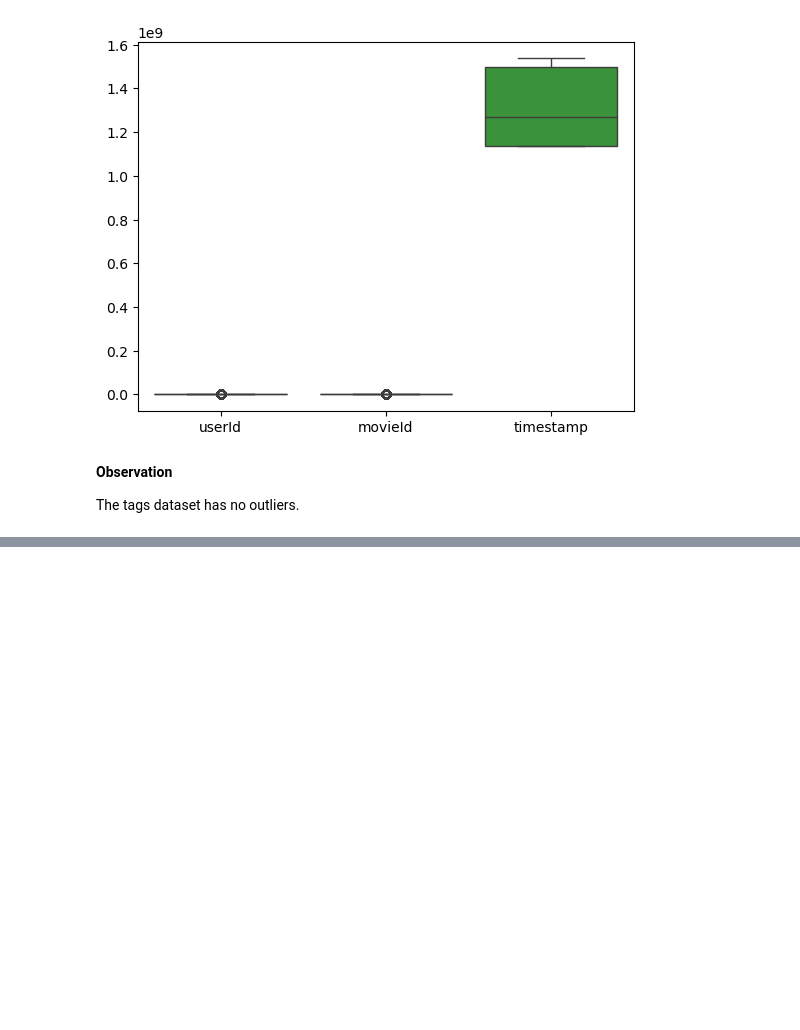
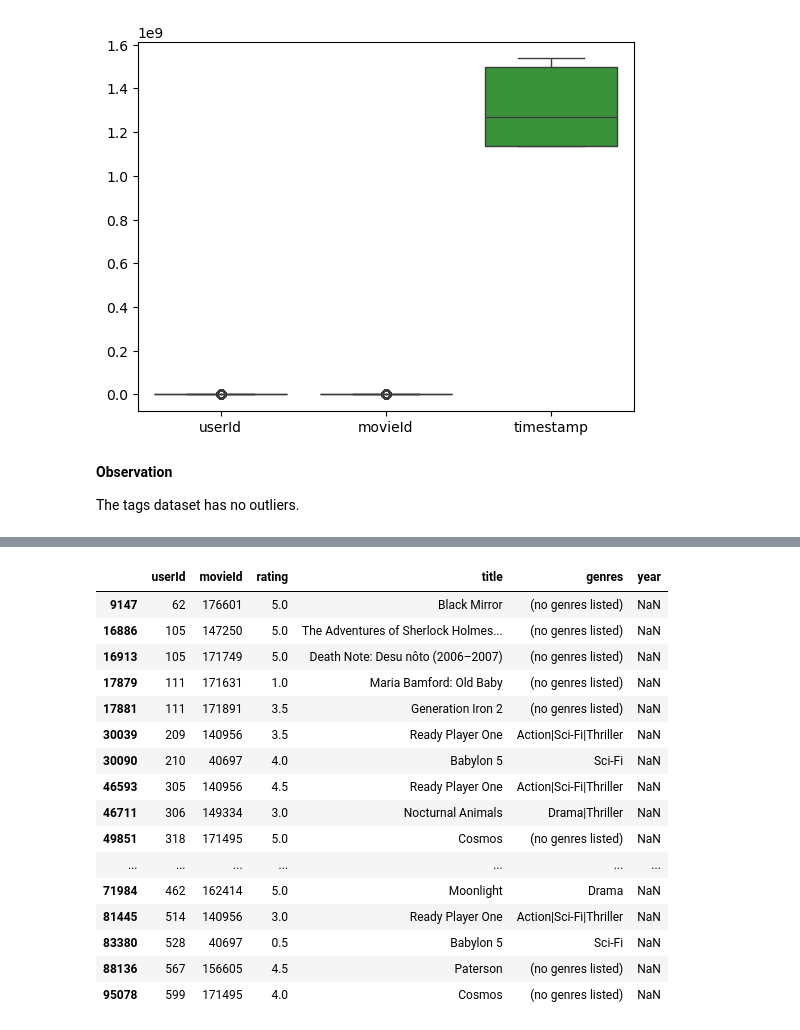
Before and after one commit to M-Nesphory/Movie_Recommendation_System, a Jupyter notebook: recommender_notebook.ipynb, the cells around one changed output, grey strips where cells are left out. Drawn from its saved outputs; the diff is of its cells as text; code cells hidden in the pictures; blank space fills up the shorter version.

```diff
--- a/recommender_notebook.ipynb
+++ b/recommender_notebook.ipynb
@@ -493,0 +498,5 @@ The tags dataset has no outliers.
+# %%
+# Merging the datasets to have one large dataset
+links_movies = pd.merge(links_df, movies_df, how="left", on="movieId")
+final_df = pd.merge(ratings_df, links_movies, how = "left", on = "movieId")
+final_df
@@ -493,0 +519,4 @@ The tags dataset has no outliers.
+# %%
+# Dropping unnecessary columns
+final_df = final_df.drop(columns = ["timestamp", "imdbId", "tmdbId"], axis = 1)
+final_df
@@ -493,0 +541,9 @@ The tags dataset has no outliers.
+# %%
+# Extracting the year from title
+final_df["year"] = final_df["title"].str.extract(r'\((\d{4})\)')
+
+# Removing the year from title column
+final_df['title'] = final_df['title'].str.replace(r'\s*\(\d{4,}\)', '', regex=True).str.strip()
+
+# Checking if creating the new column created null values
+final_df.isna().sum()
@@ -493,0 +558,21 @@ The tags dataset has no outliers.
+# %%
+# Viewing which rows have not been assigned a year
+final_df[final_df["year"].isna()]
+# %% [output]
+|  | userId | movieId | rating | title | genres | year |
+| 9147 | 62 | 176601 | 5.0 | Black Mirror | (no genres listed) | NaN |
+| 16886 | 105 | 147250 | 5.0 | The Adventures of Sherlock Holmes... | (no genres listed) | NaN |
+| 16913 | 105 | 171749 | 5.0 | Death Note: Desu nôto (2006–2007) | (no genres listed) | NaN |
+| 17879 | 111 | 171631 | 1.0 | Maria Bamford: Old Baby | (no genres listed) | NaN |
+| 17881 | 111 | 171891 | 3.5 | Generation Iron 2 | (no genres listed) | NaN |
+| 30039 | 209 | 140956 | 3.5 | Ready Player One | Action|Sci-Fi|Thriller | NaN |
+| 30090 | 210 | 40697 | 4.0 | Babylon 5 | Sci-Fi | NaN |
+| 46593 | 305 | 140956 | 4.5 | Ready Player One | Action|Sci-Fi|Thriller | NaN |
+| 46711 | 306 | 149334 | 3.0 | Nocturnal Animals | Drama|Thriller | NaN |
+| 49851 | 318 | 171495 | 5.0 | Cosmos | (no genres listed) | NaN |
+| ... | ... | ... | ... | ... | ... | ... |
+| 71984 | 462 | 162414 | 5.0 | Moonlight | Drama | NaN |
+| 81445 | 514 | 140956 | 3.0 | Ready Player One | Action|Sci-Fi|Thriller | NaN |
+| 83380 | 528 | 40697 | 0.5 | Babylon 5 | Sci-Fi | NaN |
+| 88136 | 567 | 156605 | 4.5 | Paterson | (no genres listed) | NaN |
+| 95078 | 599 | 171495 | 4.0 | Cosmos | (no genres listed) | NaN |
```
Also changed, not shown: parts of 13 cells of this notebook, 1 other file.
